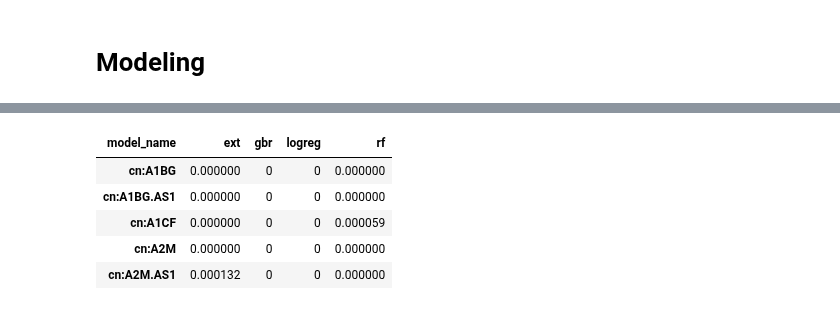
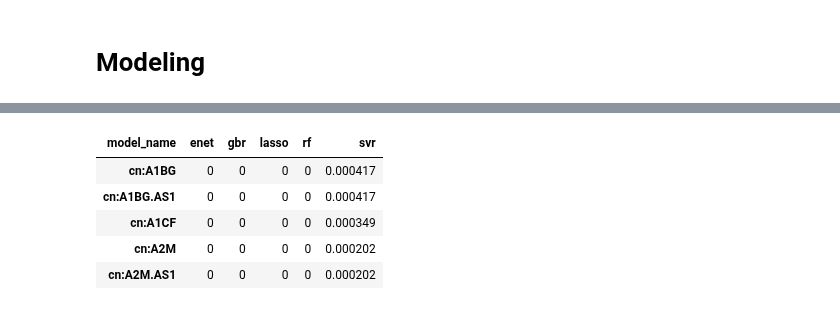
Before and after one commit to eric-czech/portfolio, a Jupyter notebook: demonstrative/python/notebooks/meetups/genomics_analytics.ipynb, the cells around one changed output, grey strips where cells are left out. Drawn from its saved outputs; the diff is of its cells as text; code cells hidden in the pictures.

```diff
--- a/demonstrative/python/notebooks/meetups/genomics_analytics.ipynb
+++ b/demonstrative/python/notebooks/meetups/genomics_analytics.ipynb
@@ -112,0 +172,3 @@ memory usage: 23.6+ MB
+# %%
+data_tr_prep = prep_data(data_tr.set_index(non_features))
+data_ho_prep = prep_data(data_ho.set_index(non_features))
@@ -197,0 +224,33 @@ res = models.run_classifiers(X, y, clfs, StratifiedKFold(y, 5),
+# %%
+from sklearn.grid_search import GridSearchCV, RandomizedSearchCV
+from sklearn.cross_validation import KFold
+
+features = data_tr_prep.columns.tolist()
+X, y = data_tr_prep[features], data_tr_prep.reset_index()['response'].astype(np.float64)
+
+gbr_grid = {
+    'n_estimators': [1, 10, 100, 1000],
+    'learning_rate': [.001, .01, .1, 1],
+    'max_features': [.0001, .001, .01],
+    'min_samples_leaf': [1, 5],
+    'max_depth': [1]
+}
+rf_grid = {
+    'n_estimators': [1, 10, 100, 250],
+    'min_samples_leaf': [1, 3],
+    'max_depth': [1]
+}
+svr_grid = {
+    'C': [1e0, 1e1, 1e2],
+    'gamma': np.logspace(-2, 2, 5),
+    'degree': [1,2]
+}
+clfs = {
+    'gbr': RandomizedSearchCV(GradientBoostingRegressor(), gbr_grid, n_iter=20, cv=5, n_jobs=-1),
+    'rf': GridSearchCV(RandomForestRegressor(), rf_grid, cv=5, n_jobs=-1),
+    'enet': ElasticNetCV(cv=5, n_jobs=-1, max_iter=10000),
+    'svr': GridSearchCV(SVR(kernel='linear'), svr_grid, cv=5, n_jobs=-1),
+    'lasso': LassoCV(cv=5, n_jobs=-1, max_iter=10000)
+}
+
+res = models.run_regressors(X, y, clfs, KFold(len(y), 5), keep_X=False, par_n_jobs=1, par_verbose=10)
@@ -232,16 +312,16 @@ x %>% mutate(fpr=as.numeric(fpr), tpr=as.numeric(tpr), fold_id=as.numeric(fold_i
 # %%
 feat_imp = models.summarize_importances(res)
-x = feat_imp.drop('fold_id', axis=1)
-x = x.groupby('model_name').aggregate(np.mean).T
-x['logreg'] = np.abs(x['logreg'])
-x.head()
+feat_means = feat_imp.drop('fold_id', axis=1)
+feat_means = feat_means.groupby('model_name').aggregate(np.mean).T
+feat_means = feat_means.abs()
+feat_means.head()
 # %% [output]
-| model_name | ext | gbr | logreg | rf |
-| cn:A1BG | 0.000000 | 0 | 0 | 0.000000 |
-| cn:A1BG.AS1 | 0.000000 | 0 | 0 | 0.000000 |
-| cn:A1CF | 0.000000 | 0 | 0 | 0.000059 |
-| cn:A2M | 0.000000 | 0 | 0 | 0.000000 |
-| cn:A2M.AS1 | 0.000132 | 0 | 0 | 0.000000 |
+| model_name | enet | gbr | lasso | rf | svr |
+| cn:A1BG | 0 | 0 | 0 | 0 | 0.000417 |
+| cn:A1BG.AS1 | 0 | 0 | 0 | 0 | 0.000417 |
+| cn:A1CF | 0 | 0 | 0 | 0 | 0.000349 |
+| cn:A2M | 0 | 0 | 0 | 0 | 0.000202 |
+| cn:A2M.AS1 | 0 | 0 | 0 | 0 | 0.000202 |
 # %%
 for model in x:
     plt.figure()
```
Also changed, not shown: parts of 61 cells of this notebook, 7 other files.
